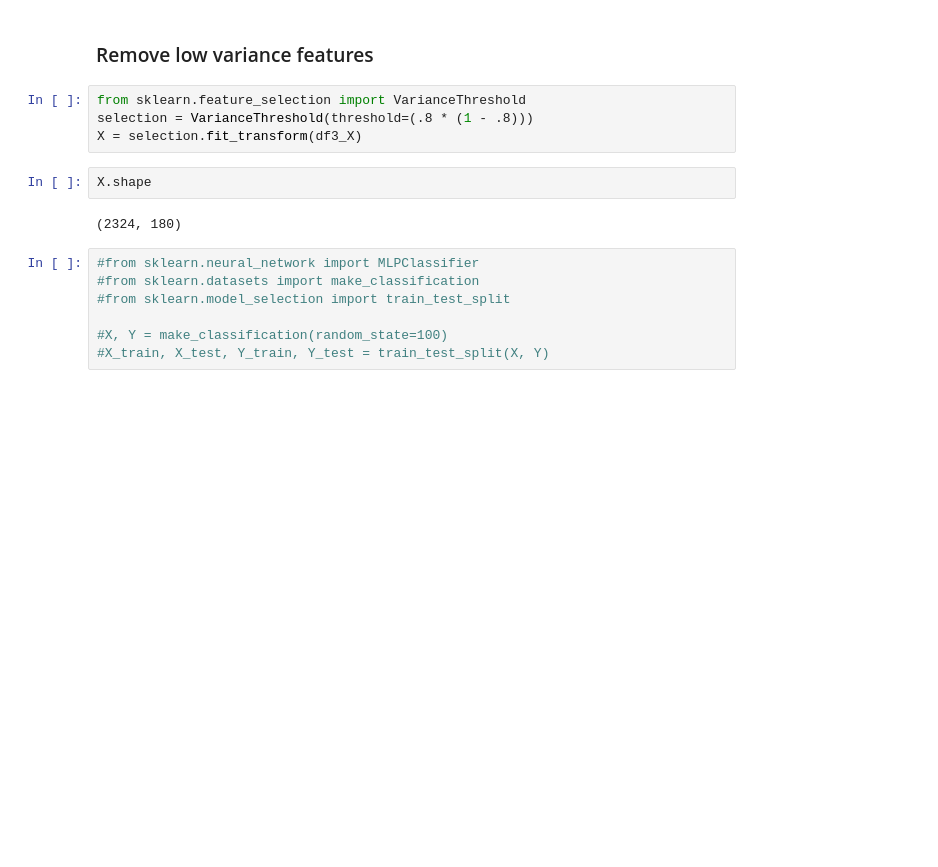
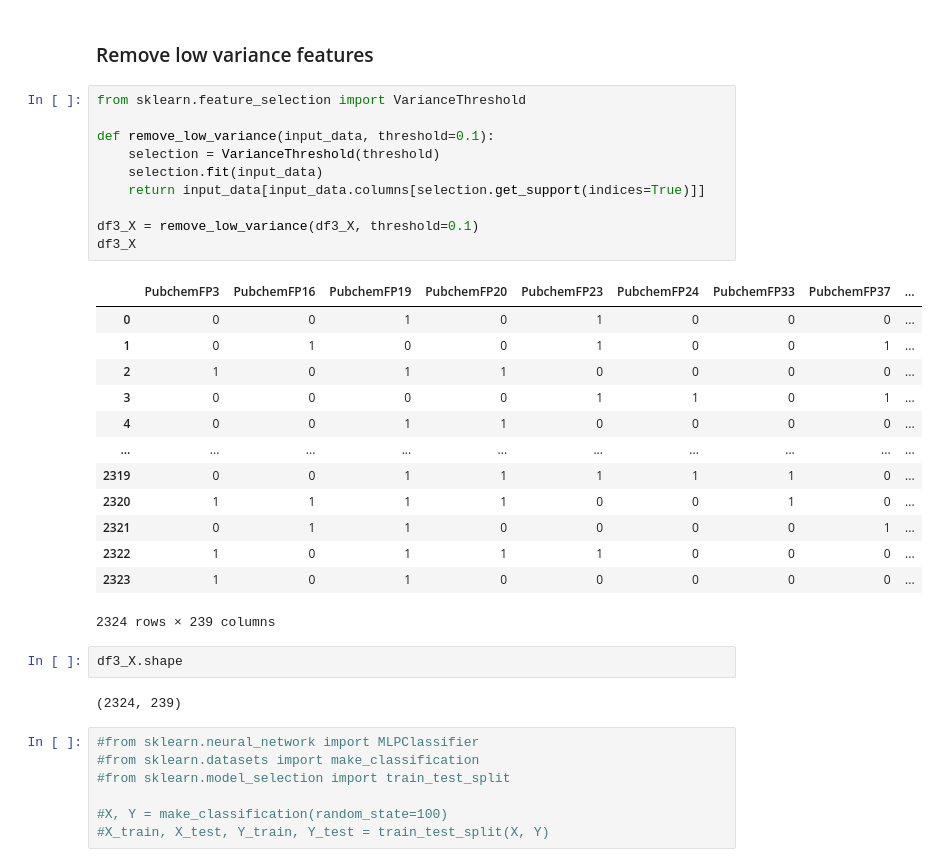
Before and after one commit to Jahan08/hERG-web-app, a Jupyter notebook: hERG-web-app.ipynb, the cells around one changed output. Drawn from its saved outputs; the diff is of its cells as text; blank space fills up the shorter version.

```diff
--- a/hERG-web-app.ipynb
+++ b/hERG-web-app.ipynb
@@ -350,14 +222,34 @@ dataset.to_csv('bioactivity_data_hERG_pIC50_pubchem_fp.csv', index=False)
 dataset2.to_csv('bioactivity_data_hERG_activity_pubchem_fp.csv', index=False)
 # %% [markdown]
 ### Remove low variance features
-# %%
-from sklearn.feature_selection import VarianceThreshold
-selection = VarianceThreshold(threshold=(.8 * (1 - .8)))
-X = selection.fit_transform(df3_X)
+# %%
+from sklearn.feature_selection import VarianceThreshold
+
+def remove_low_variance(input_data, threshold=0.1):
+    selection = VarianceThreshold(threshold)
+    selection.fit(input_data)
+    return input_data[input_data.columns[selection.get_support(indices=True)]]
+
+df3_X = remove_low_variance(df3_X, threshold=0.1)
+df3_X
+# %% [output]
+|  | PubchemFP3 | PubchemFP16 | PubchemFP19 | PubchemFP20 | PubchemFP23 | PubchemFP24 | PubchemFP33 | PubchemFP37 | ... |
+| 0 | 0 | 0 | 1 | 0 | 1 | 0 | 0 | 0 | ... |
+| 1 | 0 | 1 | 0 | 0 | 1 | 0 | 0 | 1 | ... |
+| 2 | 1 | 0 | 1 | 1 | 0 | 0 | 0 | 0 | ... |
+| 3 | 0 | 0 | 0 | 0 | 1 | 1 | 0 | 1 | ... |
+| 4 | 0 | 0 | 1 | 1 | 0 | 0 | 0 | 0 | ... |
+| ... | ... | ... | ... | ... | ... | ... | ... | ... | ... |
+| 2319 | 0 | 0 | 1 | 1 | 1 | 1 | 1 | 0 | ... |
+| 2320 | 1 | 1 | 1 | 1 | 0 | 0 | 1 | 0 | ... |
+| 2321 | 0 | 1 | 1 | 0 | 0 | 0 | 0 | 1 | ... |
+| 2322 | 1 | 0 | 1 | 1 | 1 | 0 | 0 | 0 | ... |
+| 2323 | 1 | 0 | 1 | 0 | 0 | 0 | 0 | 0 | ... |
+2324 rows × 239 columns
 # %%
-X.shape
+df3_X.shape
 # %% [output]
-(2324, 180)
+(2324, 239)
 # %%
 #from sklearn.neural_network import MLPClassifier
 #from sklearn.datasets import make_classification
```
Also changed, not shown: parts of 25 cells of this notebook.
